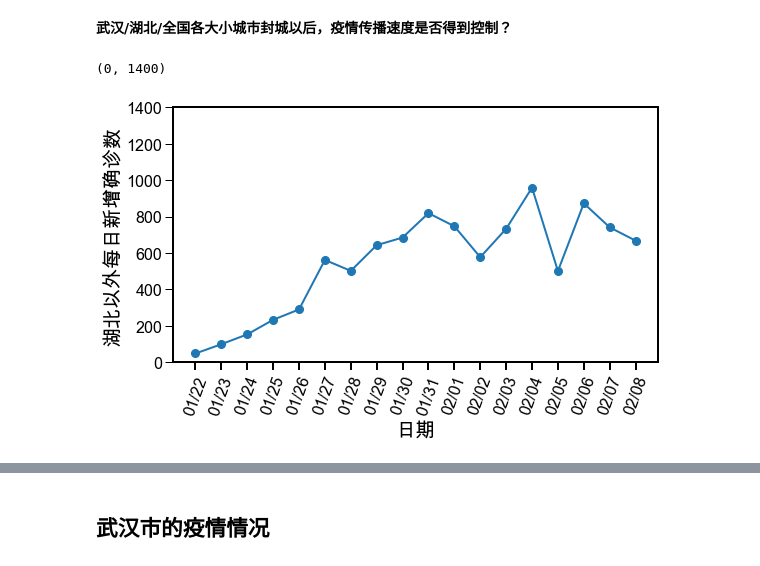
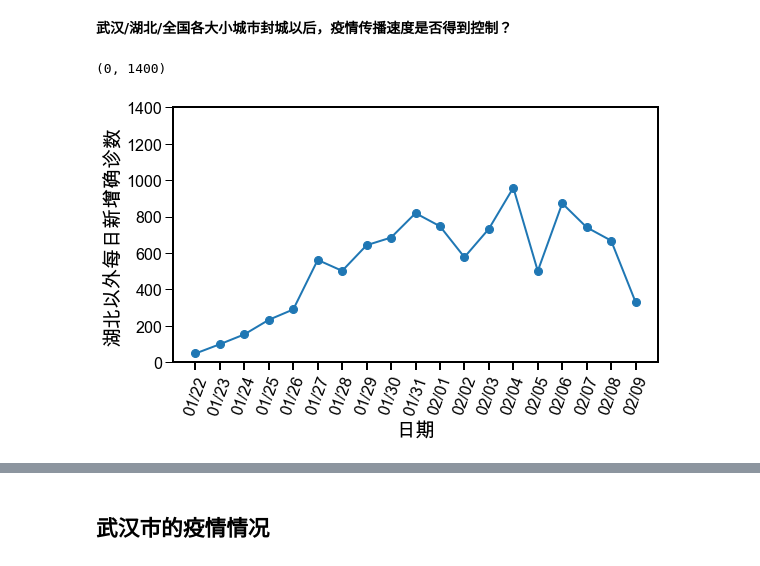
Before and after one commit to ZPYin/COVID-19_Visualizer, a Jupyter notebook: notebook/statistical_analysis.ipynb, the cells around one changed output, grey strips where cells are left out. Cells and saved outputs as stored; diff of their text form; code cells hidden in the pictures.

```diff
--- a/notebook/statistical_analysis.ipynb
+++ b/notebook/statistical_analysis.ipynb
@@ -68,26 +68,26 @@ Text(0.5, 0.6, '全国实时表观死亡比例 = 累计死亡数/累计确诊数
 # %%
 # get overall deadth count
 OverallDf = pd.read_sql_query("""select updateTime, deadCount, confirmedCount, provinceName from Region_Data where provinceName!='湖北省' and provinceName!='待明确地区'""", conn)
 OverallDf['date'] = pd.to_datetime(OverallDf['updateTime'].apply(int)/1000, unit='s')
 OverallDf = OverallDf.set_index('date')
 OverallDf = OverallDf.groupby('provinceName')
 dailyMeanOverall = OverallDf.resample('D').mean().round().groupby('date')
-totalConfirmedCount = dailyMeanOverall['confirmedCount'].agg(np.sum)[:-1]
+totalConfirmedCount = dailyMeanOverall['confirmedCount'].agg(np.sum)[:]
 
 plt.figure(figsize=[8, 5])
 plt.plot(totalConfirmedCount.index[1:], np.diff(totalConfirmedCount), marker='o')
 
 plt.gca().xaxis.set_major_formatter(mdates.DateFormatter('%m/%d'))
 plt.gca().xaxis.set_major_locator(mdates.DayLocator())
 plt.xticks(rotation=70)
 
 plt.xlabel('日期')
 plt.ylabel('湖北以外每日新增确诊数')
 
 plt.ylim([0, 1400])
 # %% [output]
 (0, 1400)
-[figure, old version]
+[figure, new version]
 # %%
 # get data
 OverallDf = pd.read_sql_query("""select updateTime, confirmedCount as totalCount, provinceName from Region_Data where provinceName!='湖北省' and provinceName != '待明确地区'""", conn)
```
Also changed, not shown: parts of 1 cell of this notebook.
